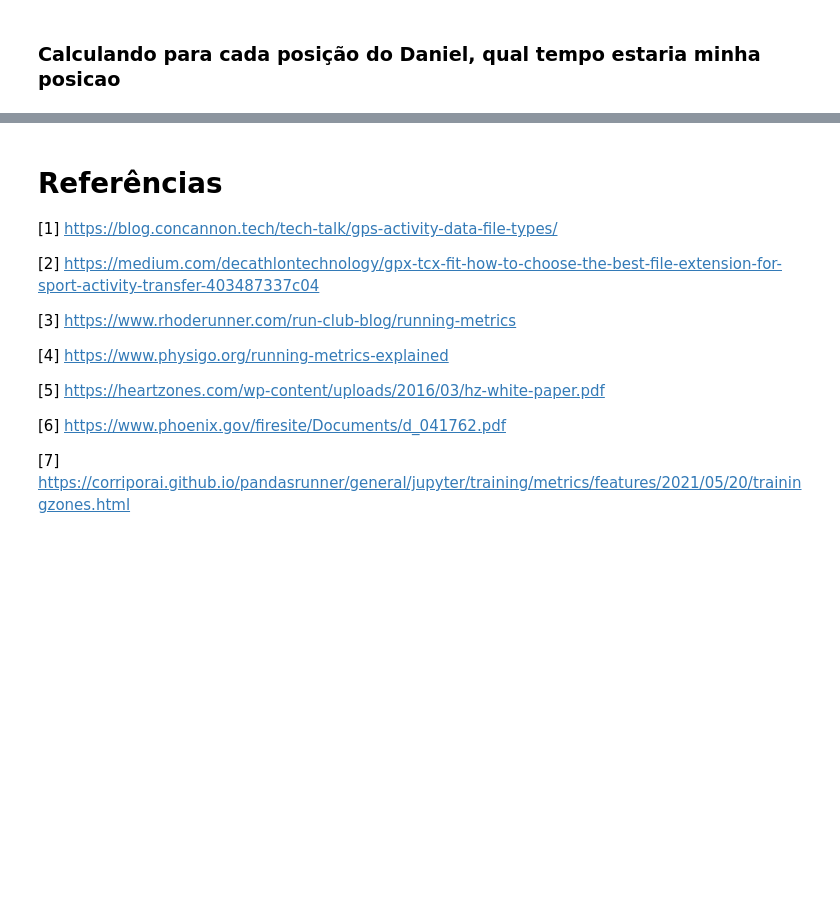
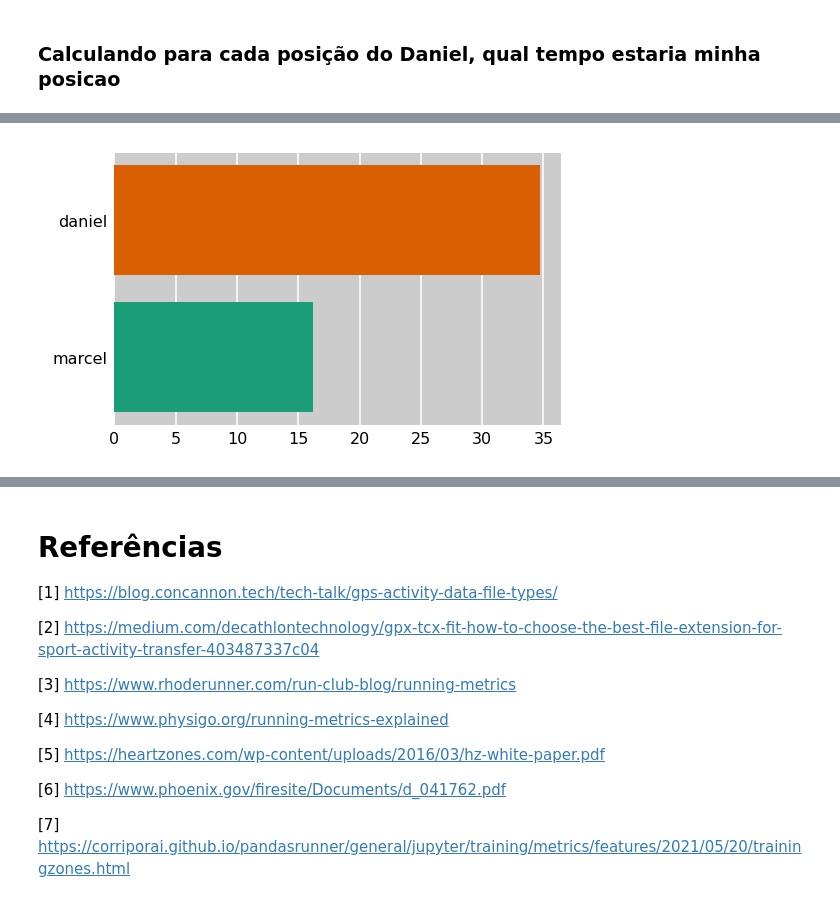
Before and after one commit to corriporai/presentations, a Jupyter notebook: pythonnordeste2022/slides.ipynb, the cells around one changed output, grey strips where cells are left out. Drawn from its saved outputs; the diff is of its cells as text; code cells hidden in the pictures; blank space fills up the shorter version.

```diff
--- a/pythonnordeste2022/slides.ipynb
+++ b/pythonnordeste2022/slides.ipynb
@@ -2418,0 +2405,12 @@ LinearRegression()
+# %%
+def niceaxes(ax):
+    ax.set_facecolor('.8')
+    ax.tick_params(labelsize=8, length=0)
+    ax.grid(True, axis='x', color='white')
+    ax.set_axisbelow(True)
+    [spine.set_visible(False) for spine in ax.spines.values()]
+
+niceaxes(ax)
+fig
+# %% [output]
+[figure, added]
```
Also changed, not shown: parts of 18 cells of this notebook, 1 other file.
